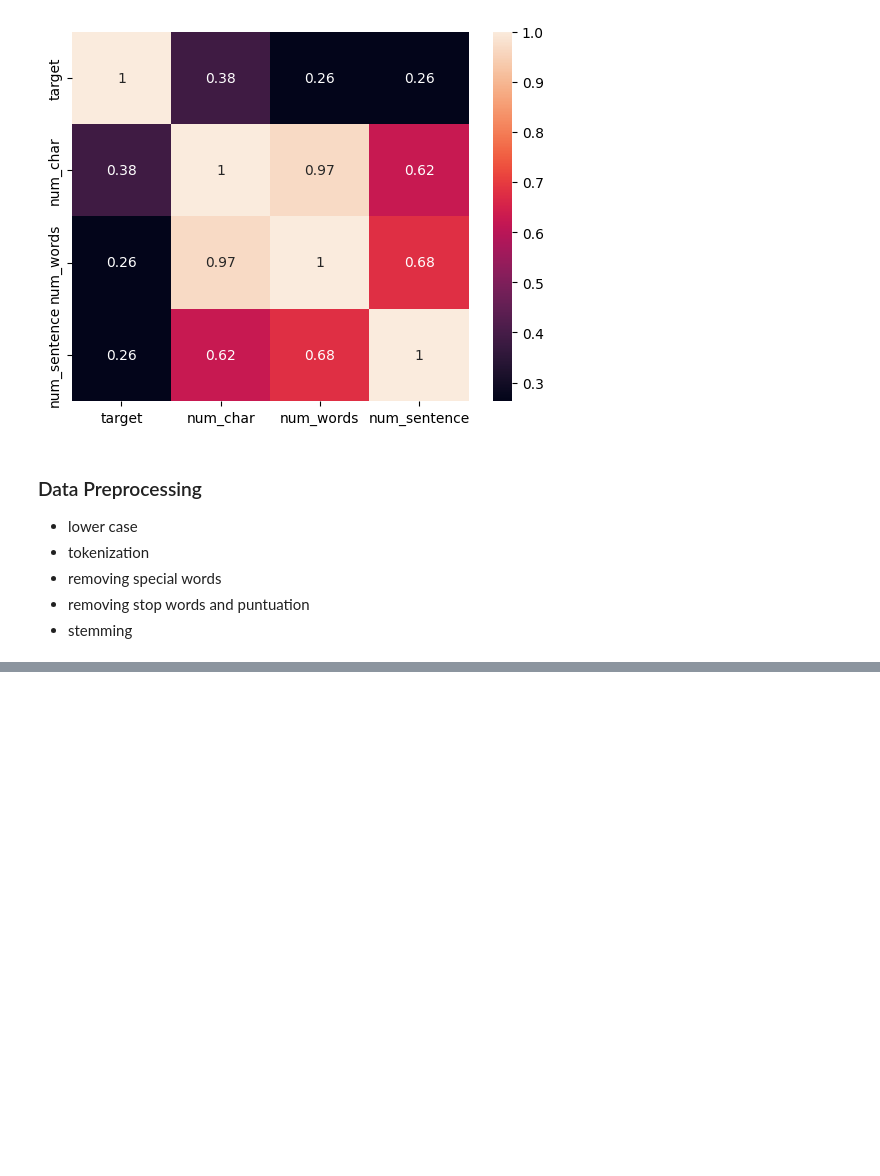
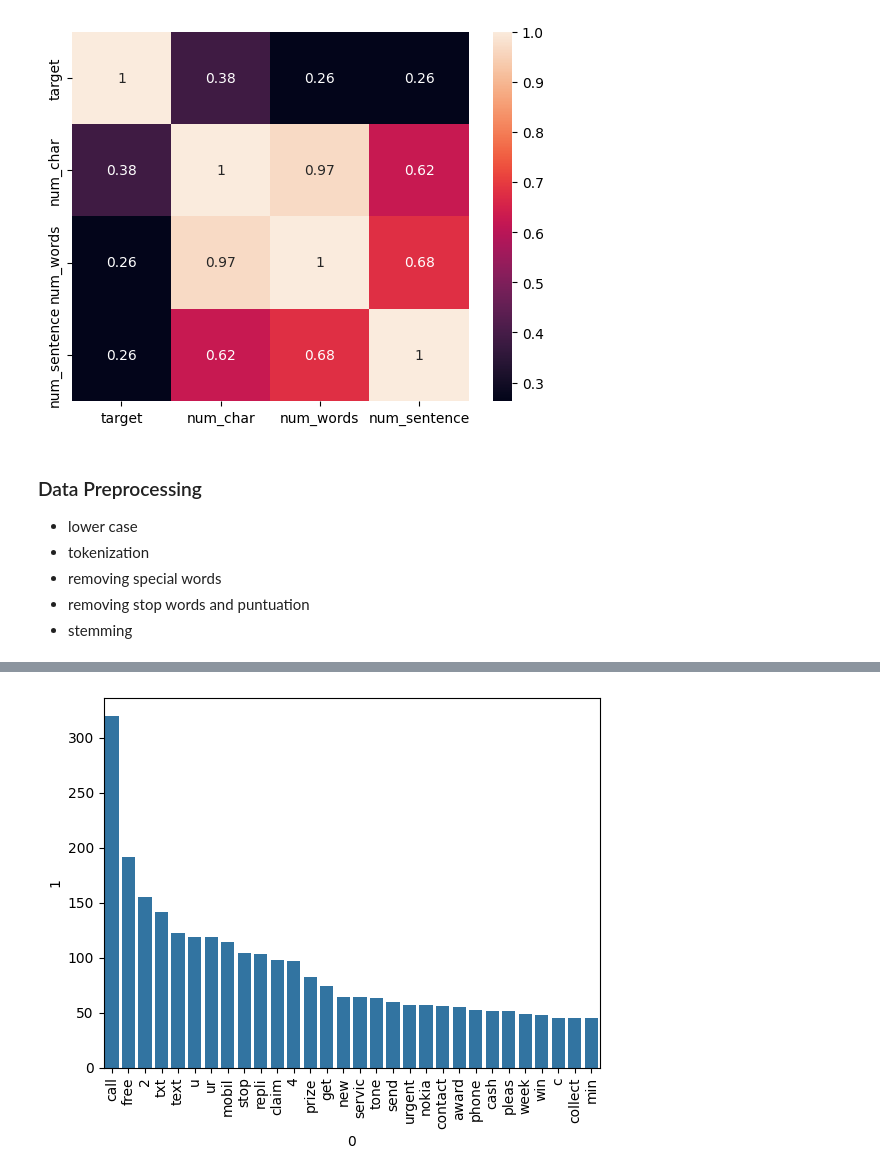
Before and after one commit to ishantiwariii/TextBayes-NB, a Jupyter notebook: spam_det.ipynb, the cells around one changed output, grey strips where cells are left out. Saved outputs shown, nothing was run; the diff lists cells and outputs as text; code cells hidden in the pictures; blank space fills up the shorter version.

```diff
--- a/spam_det.ipynb
+++ b/spam_det.ipynb
@@ -277,3 +292,11 @@ LookupError:
+# %%
+# for puntuations
+import string
+string.punctuation
+
+# for stemming purpose
+from nltk.stem.porter import PorterStemmer
+ps = PorterStemmer()
 # %%
 def transform_text (text):
   text = text.lower()
@@ -289,0 +396,9 @@ transform_text("Hey I am Ishan Kumar %% Tiwari")
+# %%
+top_words = pd.DataFrame(Counter(spam_corpus).most_common(30))
+
+sns.barplot(x=top_words[0], y=top_words[1])
+
+plt.xticks(rotation='vertical')
+plt.show()
+# %% [output]
+[figure, added]
```
Also changed, not shown: parts of 31 cells of this notebook, 3 other files.
